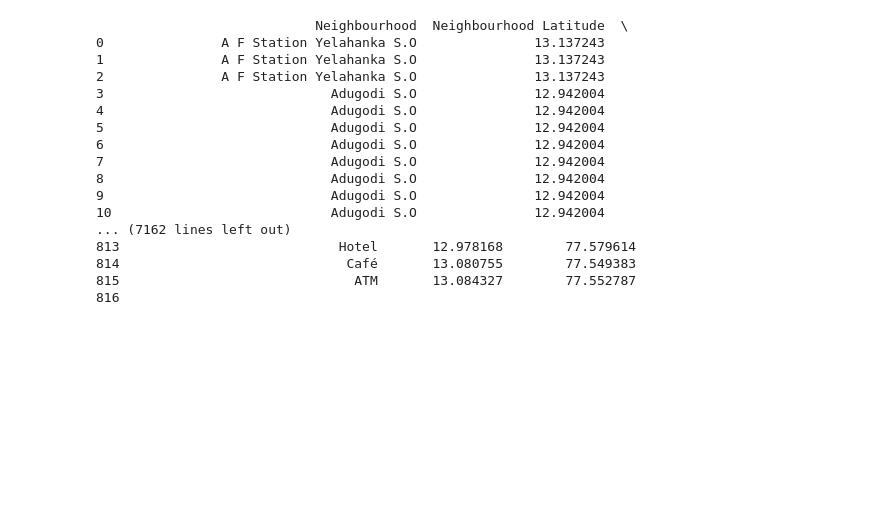
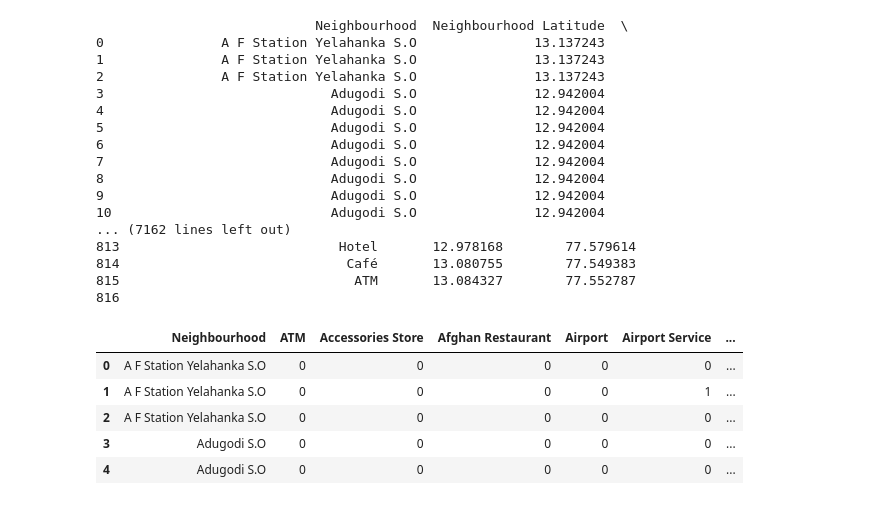
Before and after one commit to sidrockzz/py-web-hack, a Jupyter notebook: Bangalore Map Updated.ipynb, the cells around one changed output. Saved outputs shown, nothing was run; the diff lists cells and outputs as text; code cells hidden in the pictures; blank space fills up the shorter version.

```diff
--- a/Bangalore Map Updated.ipynb
+++ b/Bangalore Map Updated.ipynb
@@ -234,3 +234,21 @@ explore_df
 814                             Café       13.080755        77.549383
 815                              ATM       13.084327        77.552787
 816
+# %%
+bangalore_onehot = pd.get_dummies(explore_df[['Venue Category']], prefix="", prefix_sep="")
+
+# Add neighborhood column back to dataframe
+bangalore_onehot['Neighbourhood'] = explore_df['Neighbourhood']
+
+# Move neighborhood column to the first column
+fixed_columns = [bangalore_onehot.columns[-1]] + bangalore_onehot.columns[:-1].values.tolist()
+bangalore_onehot = bangalore_onehot[fixed_columns]
+
+bangalore_onehot.head()
+# %% [output]
+|  | Neighbourhood | ATM | Accessories Store | Afghan Restaurant | Airport | Airport Service | ... |
+| 0 | A F Station Yelahanka S.O | 0 | 0 | 0 | 0 | 0 | ... |
+| 1 | A F Station Yelahanka S.O | 0 | 0 | 0 | 0 | 1 | ... |
+| 2 | A F Station Yelahanka S.O | 0 | 0 | 0 | 0 | 0 | ... |
+| 3 | Adugodi S.O | 0 | 0 | 0 | 0 | 0 | ... |
+| 4 | Adugodi S.O | 0 | 0 | 0 | 0 | 0 | ... |
```
Also changed, not shown: parts of 14 cells of this notebook.
